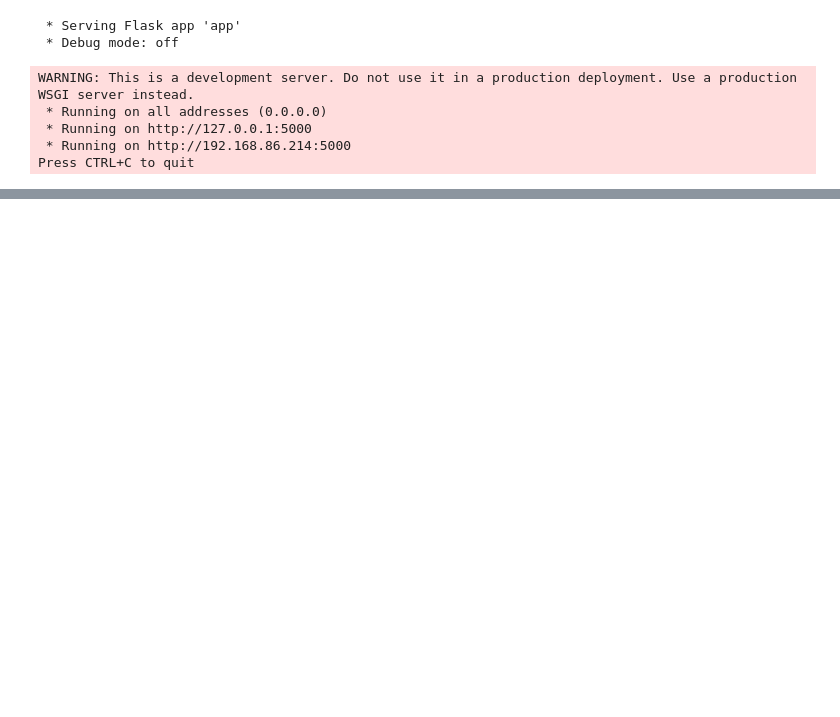
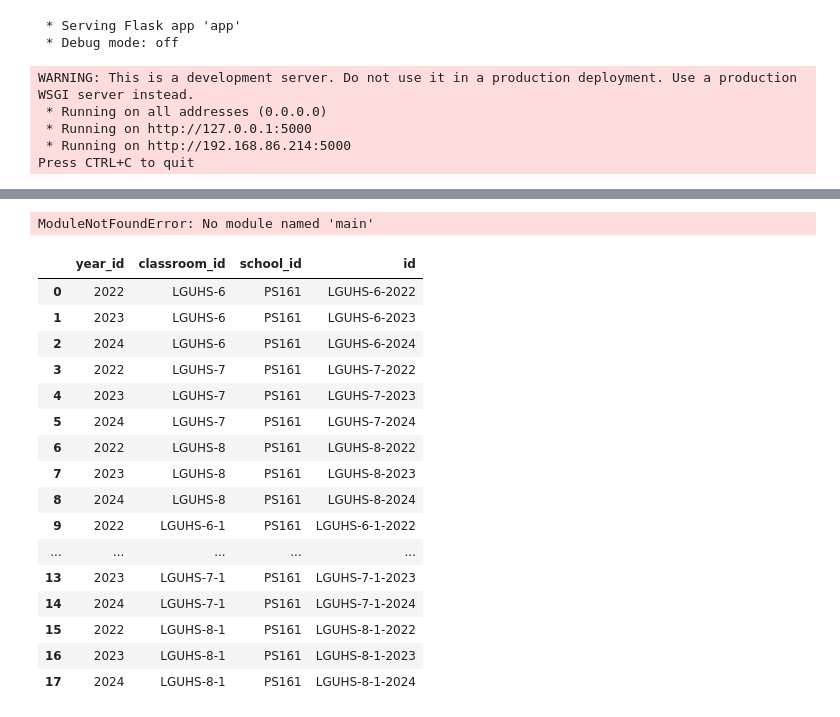
Before and after one commit to francheese9289/datacollectiontool, a Jupyter notebook: notebook.ipynb, the cells around one changed output, grey strips where cells are left out. Saved outputs shown, nothing was run; the diff lists cells and outputs as text; code cells hidden in the pictures; blank space fills up the shorter version.

```diff
--- a/notebook.ipynb
+++ b/notebook.ipynb
@@ -31,0 +81,25 @@ OperationalError: (psycopg2.OperationalError) connection to server at "salt.db.e
+# %%
+import pandas as pd
+
+
+
+def user_class_data():
+    """Pandas dataframe to pull classroom data into staff profiles"""
+    with test_app.app_context():
+        user_staff_id = 2022115
+
+        staff_classes=db.session.query(ClassroomSchoolYear,)
+
+        class_rosters = db.session.query(StudentClasses.student_id,StudentClasses.class_sy_id).join(
+            ClassroomSchoolYear, StudentClasses.class_sy_id == ClassroomSchoolYear.id
+        ).filter(ClassroomSchoolYear.teacher_id == user_staff_id).all()
+
+        #add student names have separate func to call?
+
+        roster_df = pd.DataFrame(class_rosters)
+
+
+        return roster_df
+
+
+user_class_data()
@@ -31,0 +160,41 @@ OperationalError: (psycopg2.OperationalError) connection to server at "salt.db.e
+# %%
+import main
+with test_app.app_context():
+    generate_names()
+# %% [output]
+ModuleNotFoundError: No module named 'main'
+# %%
+def user_class_data():
+    """Pandas dataframe to pull classroom data into staff profiles"""
+    with test_app.app_context():
+        user_staff_id = 2022115
+
+        classes = (db.session.query(ClassroomSchoolYear.year_id,
+                                    ClassroomSchoolYear.classroom_id,
+                                    ClassroomSchoolYear.school_id,
+                                    ClassroomSchoolYear.id
+                                     )).filter(
+                                        ClassroomSchoolYear.teacher_id==user_staff_id)
+        staff_classes = pd.DataFrame(classes)
+
+    return staff_classes
+
+user_class_data()
+# %% [output]
+|  | year_id | classroom_id | school_id | id |
+| 0 | 2022 | LGUHS-6 | PS161 | LGUHS-6-2022 |
+| 1 | 2023 | LGUHS-6 | PS161 | LGUHS-6-2023 |
+| 2 | 2024 | LGUHS-6 | PS161 | LGUHS-6-2024 |
+| 3 | 2022 | LGUHS-7 | PS161 | LGUHS-7-2022 |
+| 4 | 2023 | LGUHS-7 | PS161 | LGUHS-7-2023 |
+| 5 | 2024 | LGUHS-7 | PS161 | LGUHS-7-2024 |
+| 6 | 2022 | LGUHS-8 | PS161 | LGUHS-8-2022 |
+| 7 | 2023 | LGUHS-8 | PS161 | LGUHS-8-2023 |
+| 8 | 2024 | LGUHS-8 | PS161 | LGUHS-8-2024 |
+| 9 | 2022 | LGUHS-6-1 | PS161 | LGUHS-6-1-2022 |
+| ... | ... | ... | ... | ... |
+| 13 | 2023 | LGUHS-7-1 | PS161 | LGUHS-7-1-2023 |
+| 14 | 2024 | LGUHS-7-1 | PS161 | LGUHS-7-1-2024 |
+| 15 | 2022 | LGUHS-8-1 | PS161 | LGUHS-8-1-2022 |
+| 16 | 2023 | LGUHS-8-1 | PS161 | LGUHS-8-1-2023 |
+| 17 | 2024 | LGUHS-8-1 | PS161 | LGUHS-8-1-2024 |
```
Also changed, not shown: parts of 7 cells of this notebook, 12 other files.
